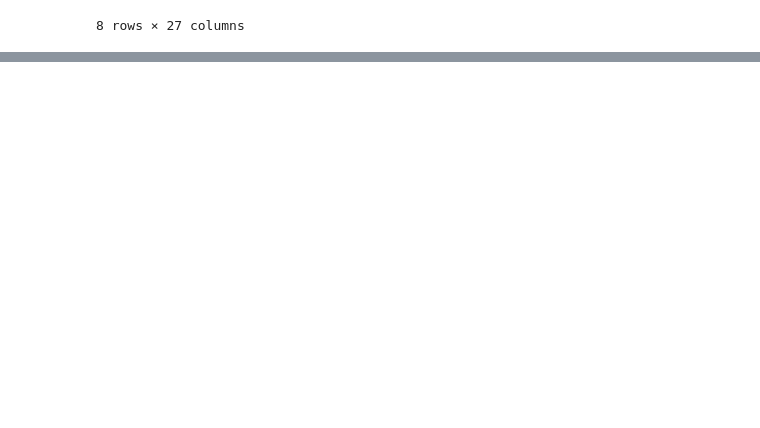
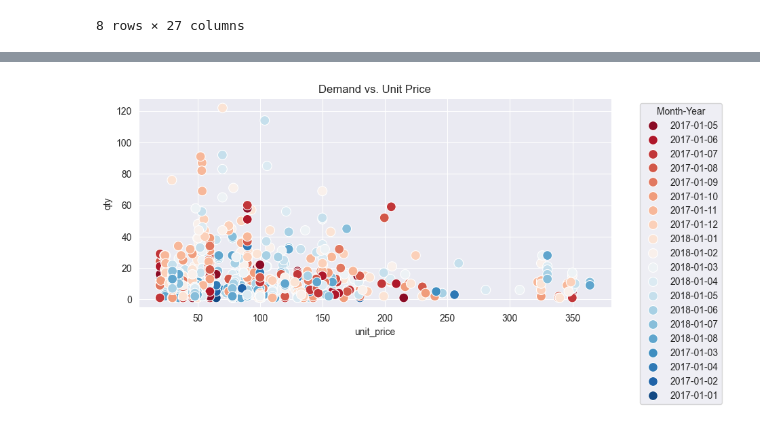
Before and after one commit to enyo-ojo/Pricing-Forecasts-Deal-Support-, a Jupyter notebook: pricing eda.ipynb, the cells around one changed output, grey strips where cells are left out. Cells and saved outputs as stored; diff of their text form; code cells hidden in the pictures; blank space fills up the shorter version.

```diff
--- a/pricing eda.ipynb
+++ b/pricing eda.ipynb
@@ -60,0 +76,8 @@ plt.show()
+# %%
+plt.figure(figsize=(9,4))
+sns.scatterplot(data=df, x='unit_price', y='qty', hue='month_year', palette='RdBu', s=100)
+plt.title('Demand vs. Unit Price')
+plt.legend(title='Month-Year', bbox_to_anchor=(1.05, 1), loc='upper left')
+plt.show()
+# %% [output]
+[figure, added]
```
Also changed, not shown: parts of 27 cells of this notebook, 1 other file.
